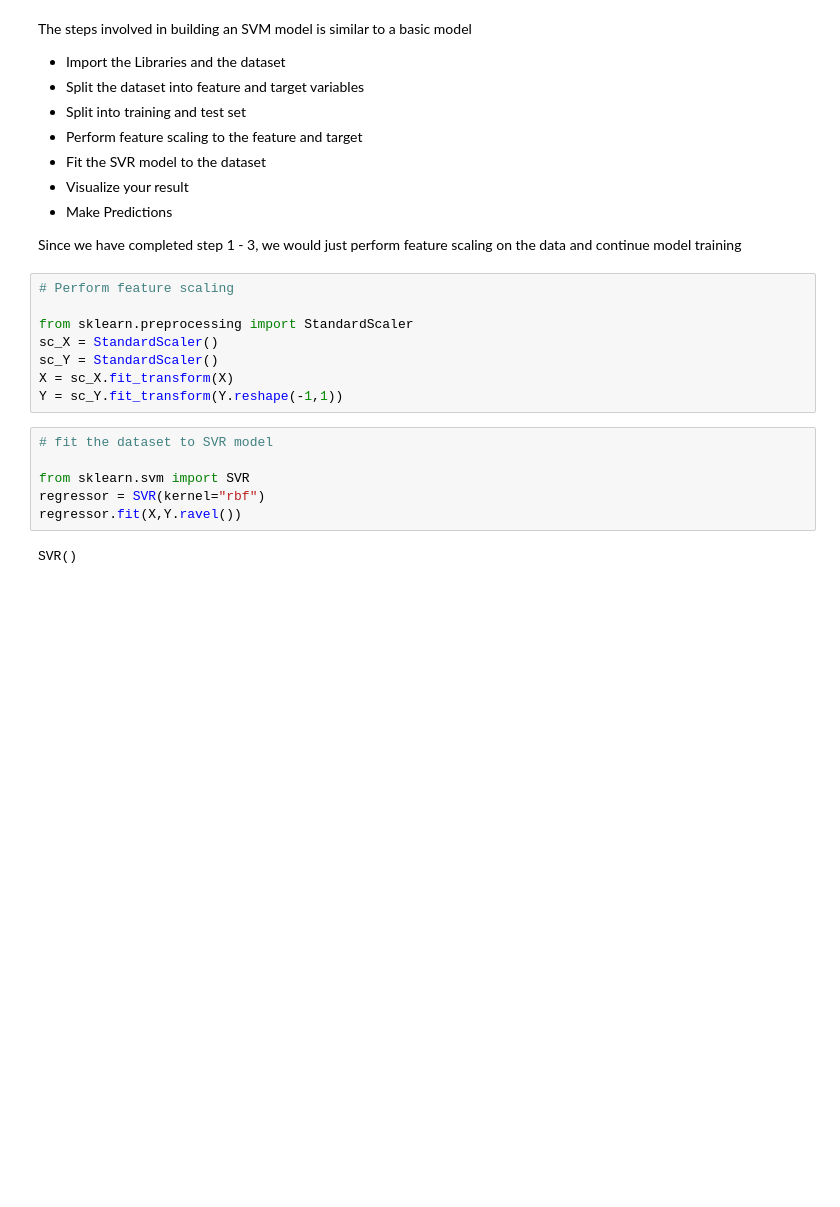
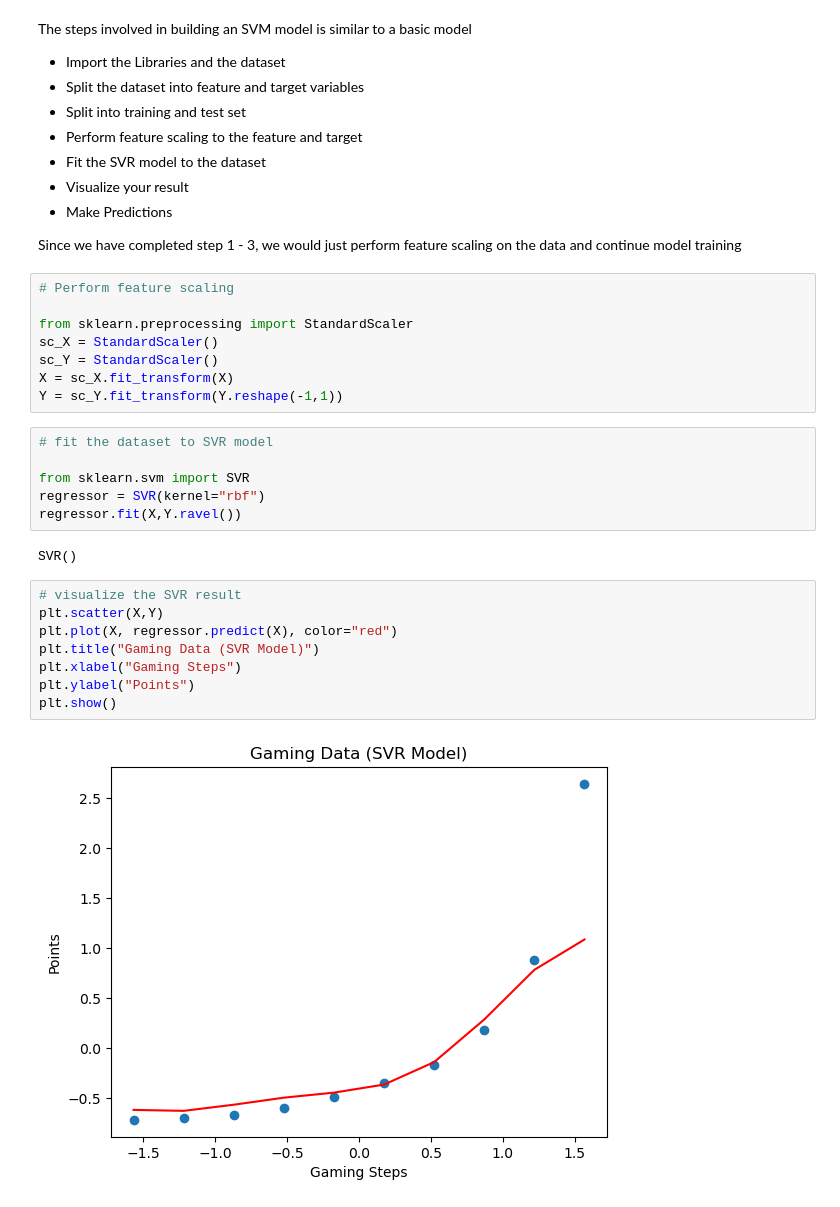
Before and after one commit to Ezerioha-ifeanyi/Machine-Learning---Regression, a Jupyter notebook: Regression .ipynb, the cells around one changed output. Drawn from its saved outputs; the diff is of its cells as text; blank space fills up the shorter version.

Commit message:
visualized the SVR result

```diff
--- a/Regression .ipynb
+++ b/Regression .ipynb
@@ -221,3 +221,13 @@ regressor = SVR(kernel="rbf")
 regressor.fit(X,Y.ravel())
 # %% [output]
 SVR()
+# %%
+# visualize the SVR result
+plt.scatter(X,Y)
+plt.plot(X, regressor.predict(X), color="red")
+plt.title("Gaming Data (SVR Model)")
+plt.xlabel("Gaming Steps")
+plt.ylabel("Points")
+plt.show()
+# %% [output]
+[figure, added]
```
